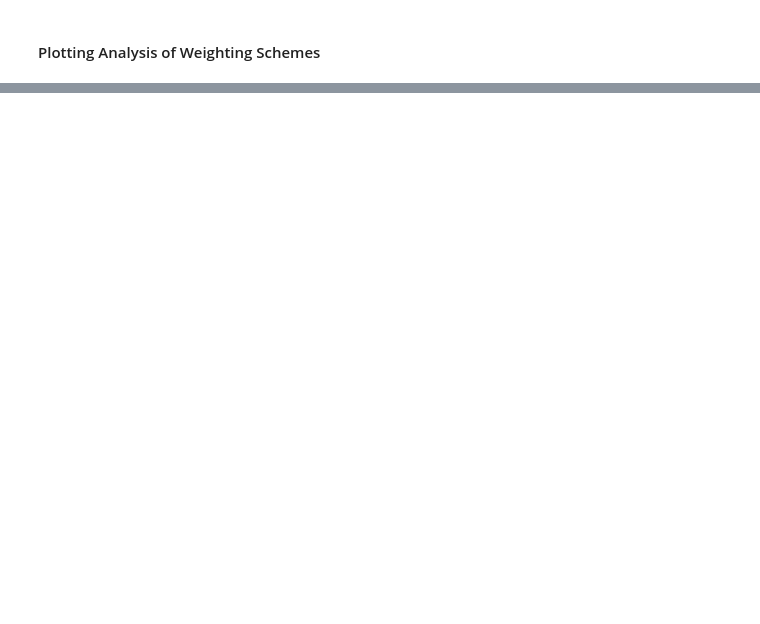
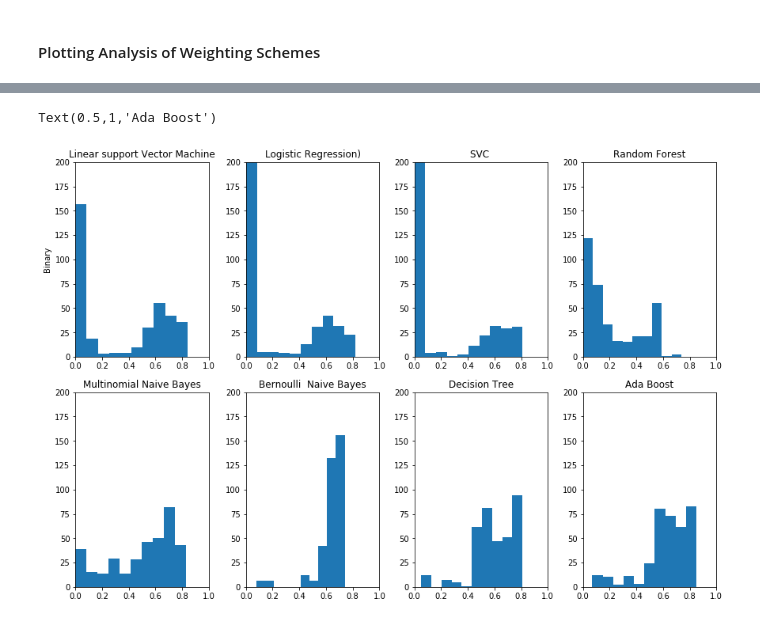
Before and after one commit to MaazAmjad/Urdu_Fake_News, a Jupyter notebook: ResultAnalysis.ipynb, the cells around one changed output, grey strips where cells are left out. Drawn from its saved outputs; the diff is of its cells as text; code cells hidden in the pictures; blank space fills up the shorter version.

```diff
--- a/ResultAnalysis.ipynb
+++ b/ResultAnalysis.ipynb
@@ -640,0 +674,56 @@ ax[2][1].hist(results[results['weight scheme'] == 'tfidf']['f1_fake'])
+# %%
+ # add  similar analysis for classifiers
+
+from matplotlib import pyplot as plt
+figure, ax = plt.subplots(ncols=4, nrows=2, figsize=(12, 8), constrained_layout=True)
+
+ax[0][0].hist(results[results['classifier'] == 'LinearSVC']['f1_fake'])
+ax[0][0].set_ybound(lower=0, upper=200)
+ax[0][0].set_xbound(lower=0.0, upper=1.0)
+ax[0][0].set_title('Linear support Vector Machine')
+ax[0][0].set_ylabel('Binary')
+
+
+ax[0][1].hist(results[results['classifier'] == 'LogisticRegression']['f1_fake'])
+ax[0][1].set_ybound(lower=0, upper=200)
+ax[0][1].set_xbound(lower=0.0, upper=1.0)
+ax[0][1].set_title('Logistic Regression)')
+
+ax[0][2].hist(results[results['classifier'] == 'SVC']['f1_fake'])
+ax[0][2].set_ybound(lower=0, upper=200)
+ax[0][2].set_xbound(lower=0.0, upper=1.0)
+ax[0][2].set_title('SVC ')
+
+ax[0][3].hist(results[results['classifier'] == 'RandomForestClassifier']['f1_fake'])
+ax[0][3].set_ybound(lower=0, upper=200)
+ax[0][3].set_xbound(lower=0.0, upper=1.0)
+ax[0][3].set_title('Random Forest')
+
+
+ax[1][0].hist(results[results['classifier'] == 'MultinomialNB']['f1_fake'])
+ax[1][0].set_ybound(lower=0, upper=200)
+ax[1][0].set_xbound(lower=0.0, upper=1.0)
+ax[1][0].set_title('Multinomial Naive Bayes')
+
+ax[1][1].hist(results[results['classifier'] == 'BernoulliNB']['f1_fake'])
+ax[1][1].set_ybound(lower=0, upper=200)
+ax[1][1].set_xbound(lower=0.0, upper=1.0)
+ax[1][1].set_title('Bernoulli  Naive Bayes')
+
+
+ax[1][2].hist(results[results['classifier'] == 'DecisionTreeClassifier']['f1_fake'])
+ax[1][2].set_ybound(lower=0, upper=200)
+ax[1][2].set_xbound(lower=0.0, upper=1.0)
+ax[1][2].set_title('Decision Tree')
+
+ax[1][3].hist(results[results['classifier'] == 'AdaBoostClassifier']['f1_fake'])
+ax[1][3].set_ybound(lower=0, upper=200)
+ax[1][3].set_xbound(lower=0.0, upper=1.0)
+ax[1][3].set_title('Ada Boost')
+
+
+
+# can we set x with intervel 0.20
+# %% [output]
+Text(0.5,1,'Ada Boost')
+[figure, added]
```
Also changed, not shown: parts of 11 cells of this notebook.
